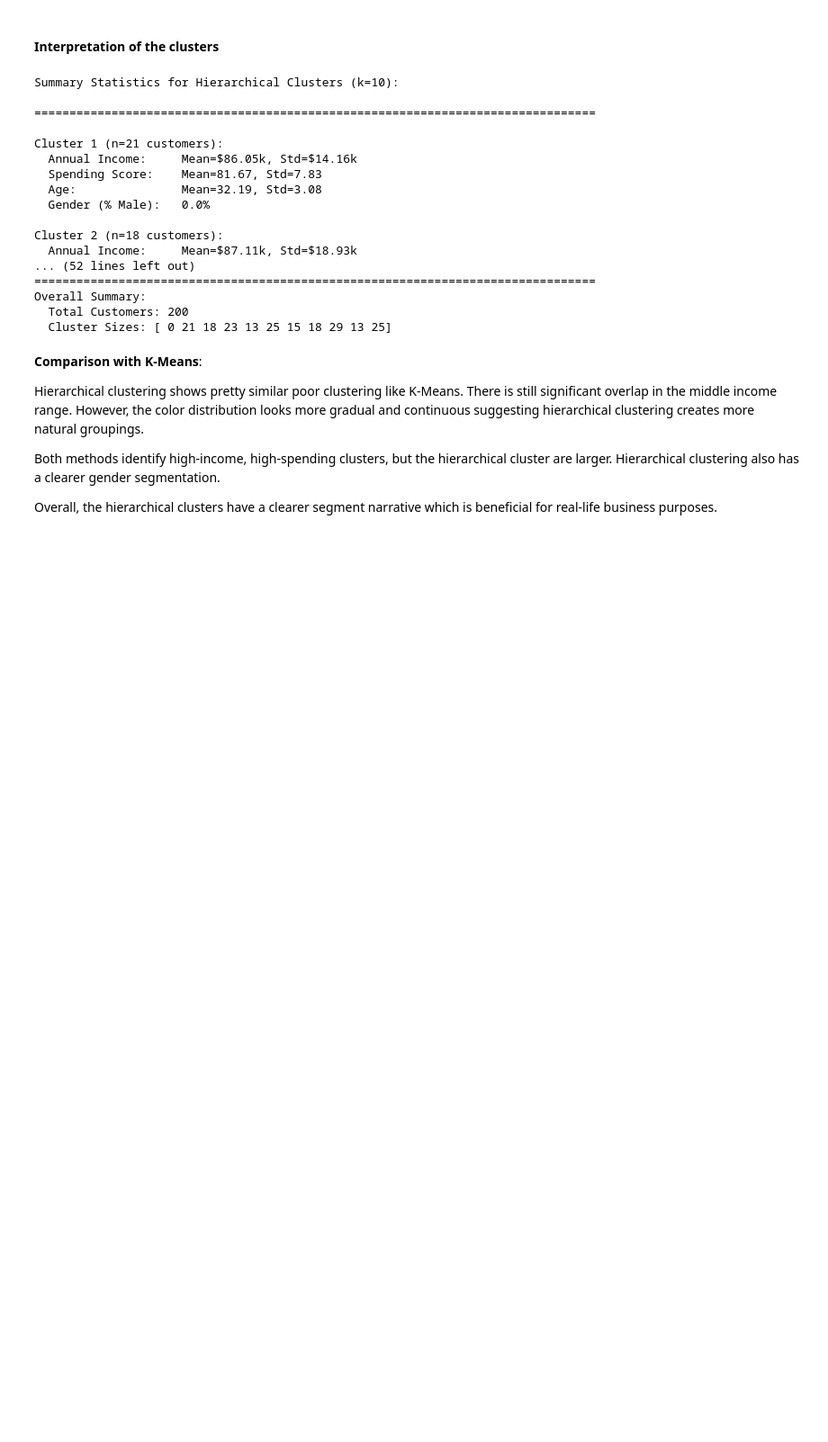
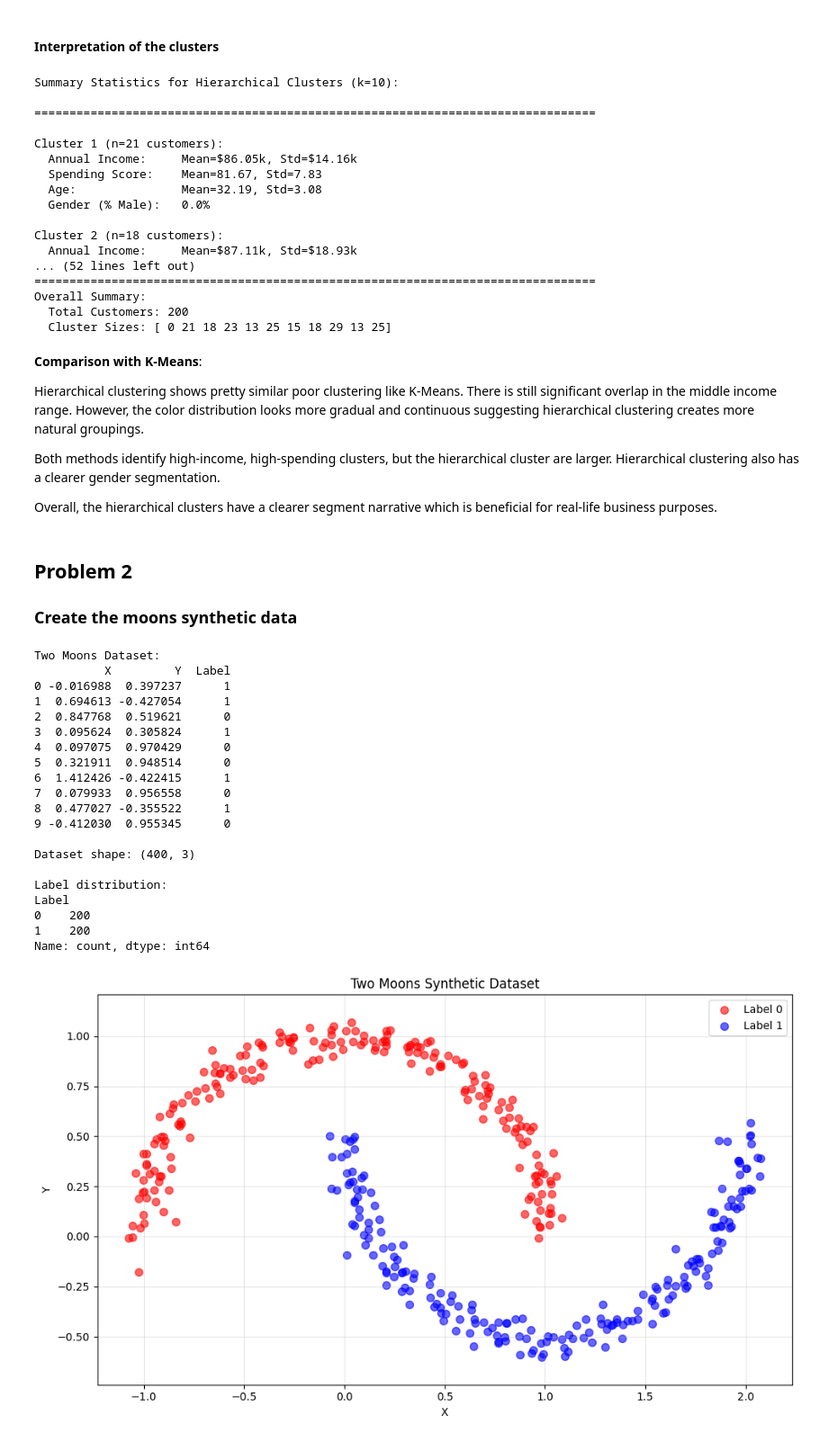
Before and after one commit to zarmeen2/cs598, a Jupyter notebook: code.ipynb, the cells around one changed output. Shown at 90% size. Saved outputs shown, nothing was run; the diff lists cells and outputs as text; code cells hidden in the pictures; blank space fills up the shorter version.

Commit message:
Finish problem 2 and pdf

```diff
--- a/code.ipynb
+++ b/code.ipynb
@@ -371,3 +371,7 @@ Hierarchical clustering shows pretty similar poor clustering like K-Means. There
 Both methods identify high-income, high-spending clusters, but the hierarchical cluster are larger. Hierarchical clustering also has a clearer gender segmentation.
 
 Overall, the hierarchical clusters have a clearer segment narrative which is beneficial for real-life business purposes.
+# %% [markdown]
+## Problem 2
+
+### Create the moons synthetic data
@@ -373,0 +381,53 @@ Overall, the hierarchical clusters have a clearer segment narrative which is ben
+# %%
+from sklearn.datasets import make_moons
+
+X_moons, y_moons = make_moons(n_samples=400, noise=0.05, random_state=42)
+
+moons_df = pd.DataFrame({
+    'X': X_moons[:, 0],
+    'Y': X_moons[:, 1],
+    'Label': y_moons
+})
+
+print("Two Moons Dataset:")
+print(moons_df.head(10))
+print(f"\nDataset shape: {moons_df.shape}")
+print(f"\nLabel distribution:\n{moons_df['Label'].value_counts().sort_index()}")
+
+plt.figure(figsize=(10, 6))
+plt.scatter(moons_df[moons_df['Label'] == 0]['X'],
+            moons_df[moons_df['Label'] == 0]['Y'],
+            c='red', label='Label 0', alpha=0.6, s=50)
+plt.scatter(moons_df[moons_df['Label'] == 1]['X'],
+            moons_df[moons_df['Label'] == 1]['Y'],
+            c='blue', label='Label 1', alpha=0.6, s=50)
+plt.xlabel('X')
+plt.ylabel('Y')
+plt.title('Two Moons Synthetic Dataset')
+plt.legend()
+plt.grid(True, alpha=0.3)
+plt.axis('equal')
+plt.tight_layout()
+plt.show()
+# %% [output]
+Two Moons Dataset:
+          X         Y  Label
+0 -0.016988  0.397237      1
+1  0.694613 -0.427054      1
+2  0.847768  0.519621      0
+3  0.095624  0.305824      1
+4  0.097075  0.970429      0
+5  0.321911  0.948514      0
+6  1.412426 -0.422415      1
+7  0.079933  0.956558      0
+8  0.477027 -0.355522      1
+9 -0.412030  0.955345      0
+
+Dataset shape: (400, 3)
+
+Label distribution:
+Label
+0    200
+1    200
+Name: count, dtype: int64
+[figure, added]
```
Also changed, not shown: parts of 7 cells of this notebook, 1 other file.
